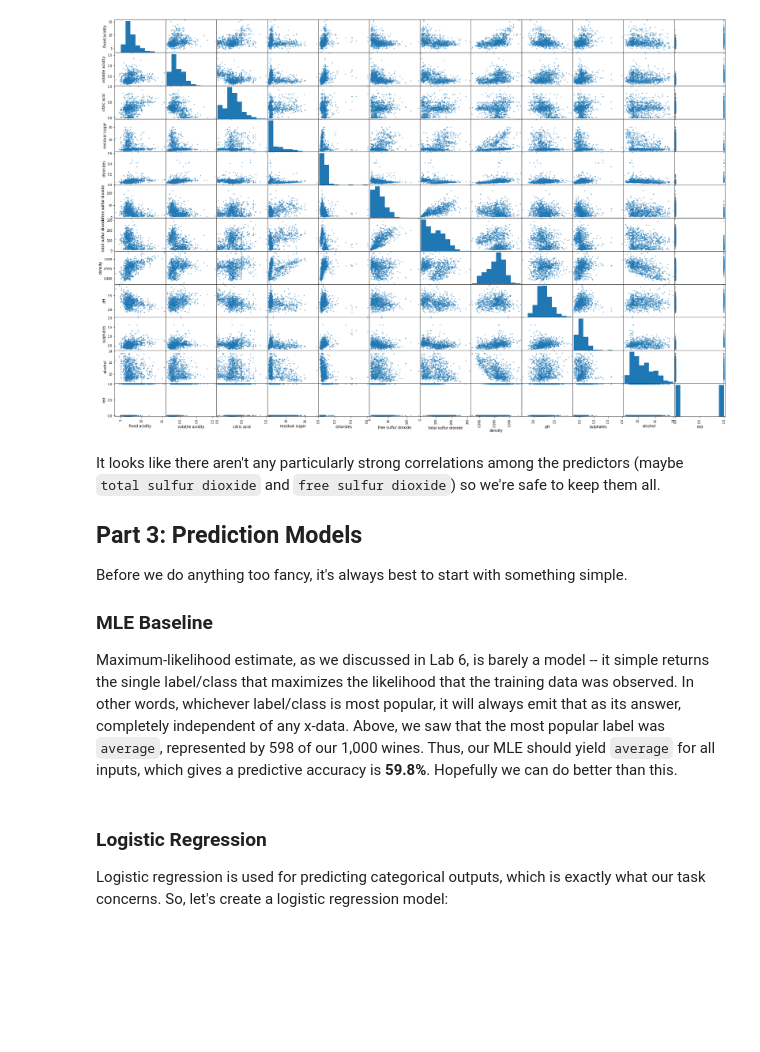
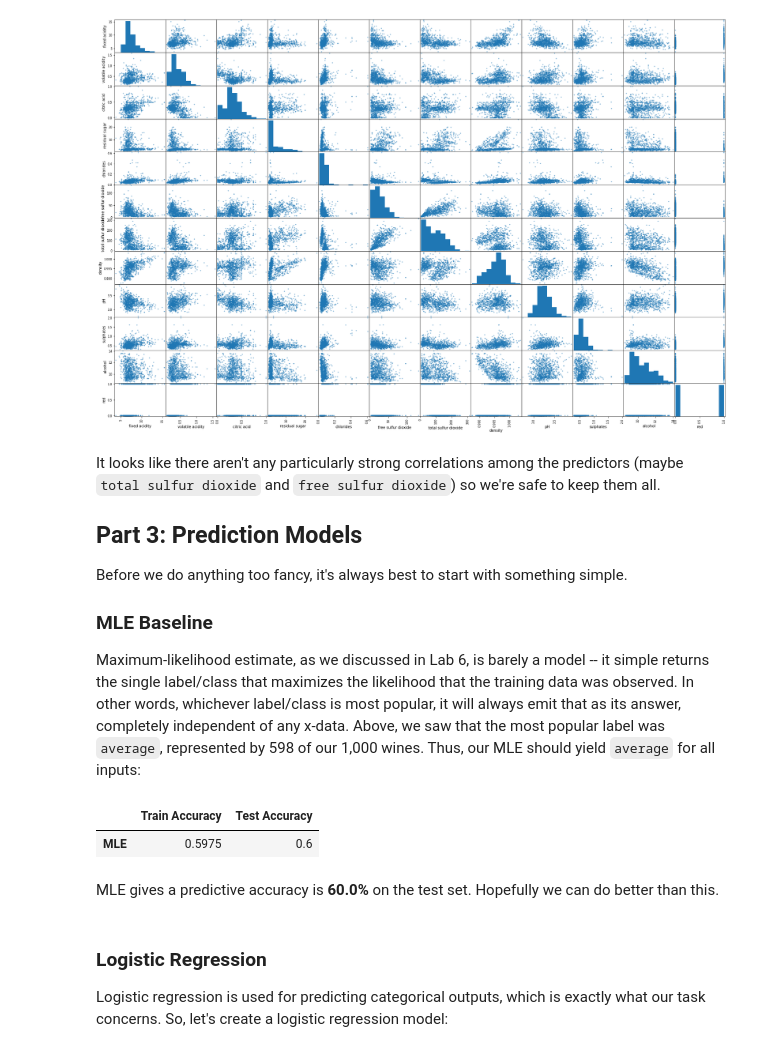
Before and after one commit to Harvard-IACS/2019-CS109A, a Jupyter notebook: docs/labs/lab08/notes/cs109a_lab8_PCA.ipynb, the cells around one changed output. Cells and saved outputs as stored; diff of their text form; code cells hidden in the pictures; blank space fills up the shorter version.

```diff
--- a/docs/labs/lab08/notes/cs109a_lab8_PCA.ipynb
+++ b/docs/labs/lab08/notes/cs109a_lab8_PCA.ipynb
@@ -171,7 +171,24 @@ It looks like there aren't any particularly strong correlations among the predic
 Before we do anything too fancy, it's always best to start with something simple.
 
 ### MLE Baseline
-Maximum-likelihood estimate, as we discussed in Lab 6, is barely a model -- it simple returns the single label/class that maximizes the likelihood that the training data was observed. In other words, whichever label/class is most popular, it will always emit that as its answer, completely independent of any x-data. Above, we saw that the most popular label was `average`, represented by 598 of our 1,000 wines. Thus, our MLE should yield `average` for all inputs, which gives a predictive accuracy is **59.8%**. Hopefully we can do better than this.
+Maximum-likelihood estimate, as we discussed in Lab 6, is barely a model -- it simple returns the single label/class that maximizes the likelihood that the training data was observed. In other words, whichever label/class is most popular, it will always emit that as its answer, completely independent of any x-data. Above, we saw that the most popular label was `average`, represented by 598 of our 1,000 wines. Thus, our MLE should yield `average` for all inputs:
+# %%
+mle_class = y_data.value_counts().idxmax()
+mle_train_accuracy = len(y_train.loc[y_train == mle_class]) / len(y_train)
+mle_test_accuracy = len(y_test.loc[y_test == mle_class]) / len(y_test)
+
+# add it to a new dataframe of results
+#model_results = {'MLE': [mle_train_accuracy, mle_test_accuracy]}
+
+scores = [[mle_train_accuracy, mle_test_accuracy]]
+names = ['MLE']
+df_results = pd.DataFrame(scores, index=names, columns=['Train Accuracy', 'Test Accuracy'])
+df_results
+# %% [output]
+|  | Train Accuracy | Test Accuracy |
+| MLE | 0.5975 | 0.6 |
+# %% [markdown]
+MLE gives a predictive accuracy is **60.0%** on the test set. Hopefully we can do better than this.
 # %% [markdown]
 ### Logistic Regression
 Logistic regression is used for predicting categorical outputs, which is exactly what our task concerns. So, let's create a logistic regression model:
```
Also changed, not shown: parts of 21 cells of this notebook, 30 other files.
